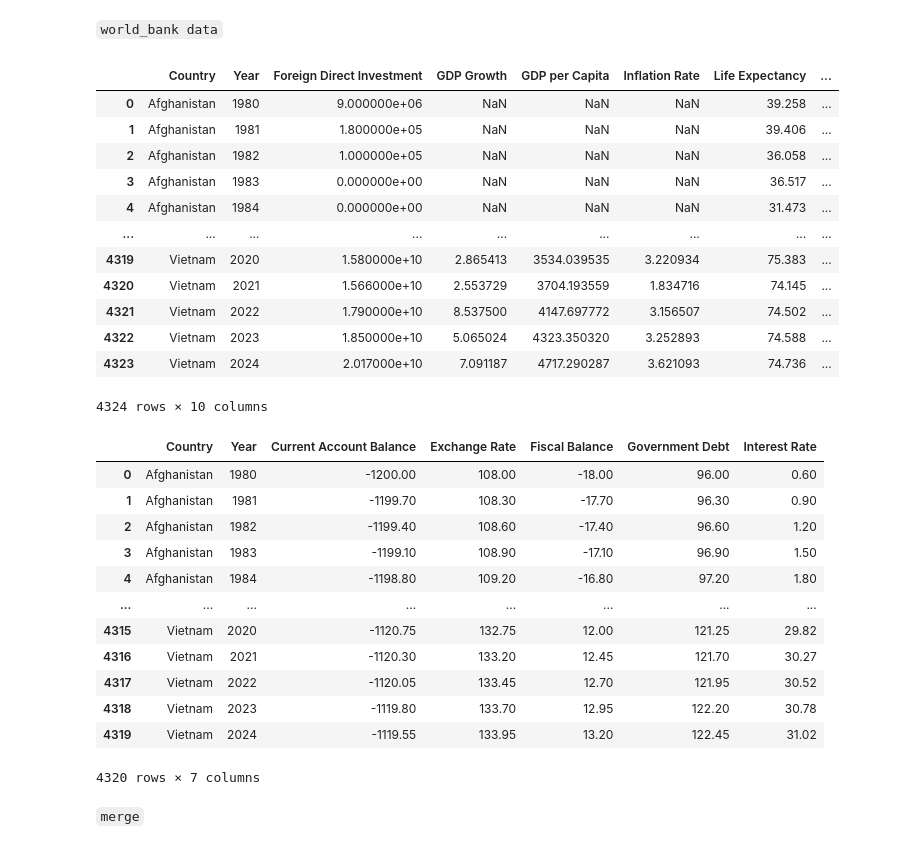
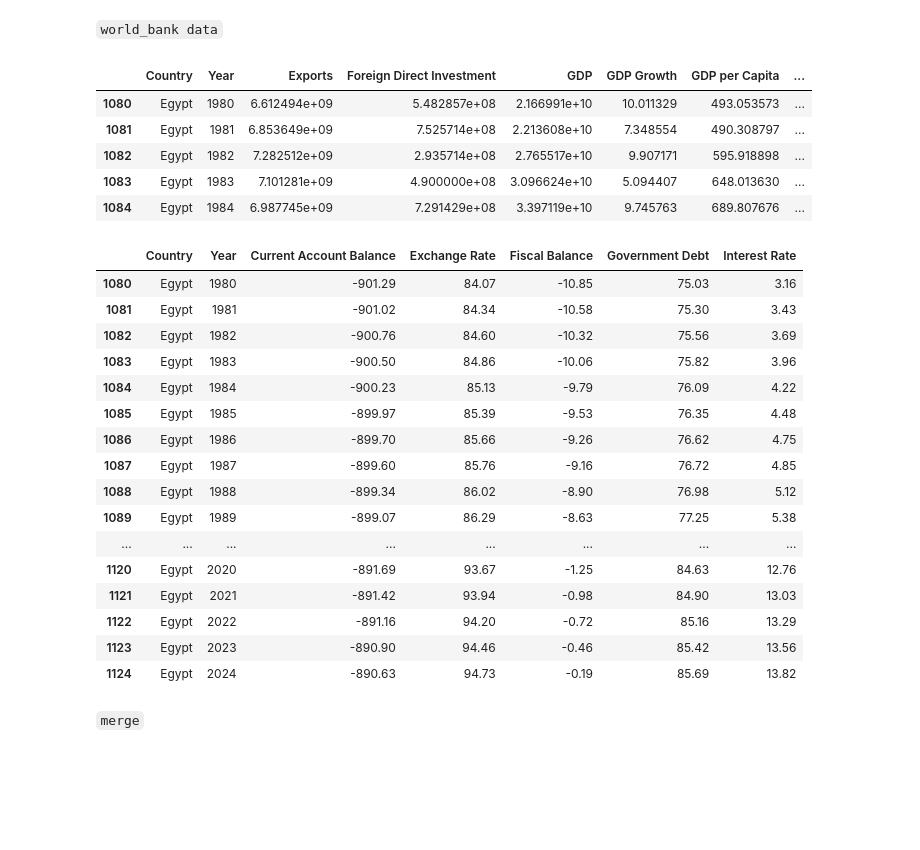
Before and after one commit to OMAR-SHOHIEB/macro_economics_system, a Jupyter notebook: notebooks/02_cleaning_experiments.ipynb, the cells around one changed output. Saved outputs shown, nothing was run; the diff lists cells and outputs as text; code cells hidden in the pictures; blank space fills up the shorter version.

```diff
--- a/notebooks/02_cleaning_experiments.ipynb
+++ b/notebooks/02_cleaning_experiments.ipynb
@@ -30,37 +32,34 @@ def read_csv(df):
 
 dfw=read_csv('data_world_bank.csv')
 # %%
-dfw
+dfw[dfw["Country"]=="Egypt"].head()
 # %% [output]
-|  | Country | Year | Foreign Direct Investment | GDP Growth | GDP per Capita | Inflation Rate | Life Expectancy | ... |
-| 0 | Afghanistan | 1980 | 9.000000e+06 | NaN | NaN | NaN | 39.258 | ... |
-| 1 | Afghanistan | 1981 | 1.800000e+05 | NaN | NaN | NaN | 39.406 | ... |
-| 2 | Afghanistan | 1982 | 1.000000e+05 | NaN | NaN | NaN | 36.058 | ... |
-| 3 | Afghanistan | 1983 | 0.000000e+00 | NaN | NaN | NaN | 36.517 | ... |
-| 4 | Afghanistan | 1984 | 0.000000e+00 | NaN | NaN | NaN | 31.473 | ... |
-| ... | ... | ... | ... | ... | ... | ... | ... | ... |
-| 4319 | Vietnam | 2020 | 1.580000e+10 | 2.865413 | 3534.039535 | 3.220934 | 75.383 | ... |
-| 4320 | Vietnam | 2021 | 1.566000e+10 | 2.553729 | 3704.193559 | 1.834716 | 74.145 | ... |
-| 4321 | Vietnam | 2022 | 1.790000e+10 | 8.537500 | 4147.697772 | 3.156507 | 74.502 | ... |
-| 4322 | Vietnam | 2023 | 1.850000e+10 | 5.065024 | 4323.350320 | 3.252893 | 74.588 | ... |
-| 4323 | Vietnam | 2024 | 2.017000e+10 | 7.091187 | 4717.290287 | 3.621093 | 74.736 | ... |
+|  | Country | Year | Exports | Foreign Direct Investment | GDP | GDP Growth | GDP per Capita | ... |
+| 1080 | Egypt | 1980 | 6.612494e+09 | 5.482857e+08 | 2.166991e+10 | 10.011329 | 493.053573 | ... |
+| 1081 | Egypt | 1981 | 6.853649e+09 | 7.525714e+08 | 2.213608e+10 | 7.348554 | 490.308797 | ... |
+| 1082 | Egypt | 1982 | 7.282512e+09 | 2.935714e+08 | 2.765517e+10 | 9.907171 | 595.918898 | ... |
+| 1083 | Egypt | 1983 | 7.101281e+09 | 4.900000e+08 | 3.096624e+10 | 5.094407 | 648.013630 | ... |
+| 1084 | Egypt | 1984 | 6.987745e+09 | 7.291429e+08 | 3.397119e+10 | 9.745763 | 689.807676 | ... |
-4324 rows × 10 columns
 # %%
-dfi
+dfi[dfi["Country"]=="Egypt"]
 # %% [output]
 |  | Country | Year | Current Account Balance | Exchange Rate | Fiscal Balance | Government Debt | Interest Rate |
-| 0 | Afghanistan | 1980 | -1200.00 | 108.00 | -18.00 | 96.00 | 0.60 |
-| 1 | Afghanistan | 1981 | -1199.70 | 108.30 | -17.70 | 96.30 | 0.90 |
-| 2 | Afghanistan | 1982 | -1199.40 | 108.60 | -17.40 | 96.60 | 1.20 |
-| 3 | Afghanistan | 1983 | -1199.10 | 108.90 | -17.10 | 96.90 | 1.50 |
-| 4 | Afghanistan | 1984 | -1198.80 | 109.20 | -16.80 | 97.20 | 1.80 |
+| 1080 | Egypt | 1980 | -901.29 | 84.07 | -10.85 | 75.03 | 3.16 |
+| 1081 | Egypt | 1981 | -901.02 | 84.34 | -10.58 | 75.30 | 3.43 |
+| 1082 | Egypt | 1982 | -900.76 | 84.60 | -10.32 | 75.56 | 3.69 |
+| 1083 | Egypt | 1983 | -900.50 | 84.86 | -10.06 | 75.82 | 3.96 |
+| 1084 | Egypt | 1984 | -900.23 | 85.13 | -9.79 | 76.09 | 4.22 |
+| 1085 | Egypt | 1985 | -899.97 | 85.39 | -9.53 | 76.35 | 4.48 |
+| 1086 | Egypt | 1986 | -899.70 | 85.66 | -9.26 | 76.62 | 4.75 |
+| 1087 | Egypt | 1987 | -899.60 | 85.76 | -9.16 | 76.72 | 4.85 |
+| 1088 | Egypt | 1988 | -899.34 | 86.02 | -8.90 | 76.98 | 5.12 |
+| 1089 | Egypt | 1989 | -899.07 | 86.29 | -8.63 | 77.25 | 5.38 |
 | ... | ... | ... | ... | ... | ... | ... | ... |
-| 4315 | Vietnam | 2020 | -1120.75 | 132.75 | 12.00 | 121.25 | 29.82 |
-| 4316 | Vietnam | 2021 | -1120.30 | 133.20 | 12.45 | 121.70 | 30.27 |
-| 4317 | Vietnam | 2022 | -1120.05 | 133.45 | 12.70 | 121.95 | 30.52 |
-| 4318 | Vietnam | 2023 | -1119.80 | 133.70 | 12.95 | 122.20 | 30.78 |
-| 4319 | Vietnam | 2024 | -1119.55 | 133.95 | 13.20 | 122.45 | 31.02 |
+| 1120 | Egypt | 2020 | -891.69 | 93.67 | -1.25 | 84.63 | 12.76 |
+| 1121 | Egypt | 2021 | -891.42 | 93.94 | -0.98 | 84.90 | 13.03 |
+| 1122 | Egypt | 2022 | -891.16 | 94.20 | -0.72 | 85.16 | 13.29 |
+| 1123 | Egypt | 2023 | -890.90 | 94.46 | -0.46 | 85.42 | 13.56 |
+| 1124 | Egypt | 2024 | -890.63 | 94.73 | -0.19 | 85.69 | 13.82 |
-4320 rows × 7 columns
 # %% [markdown]
 `merge`
 # %%
```
Also changed, not shown: parts of 17 cells of this notebook, 5 other files.
